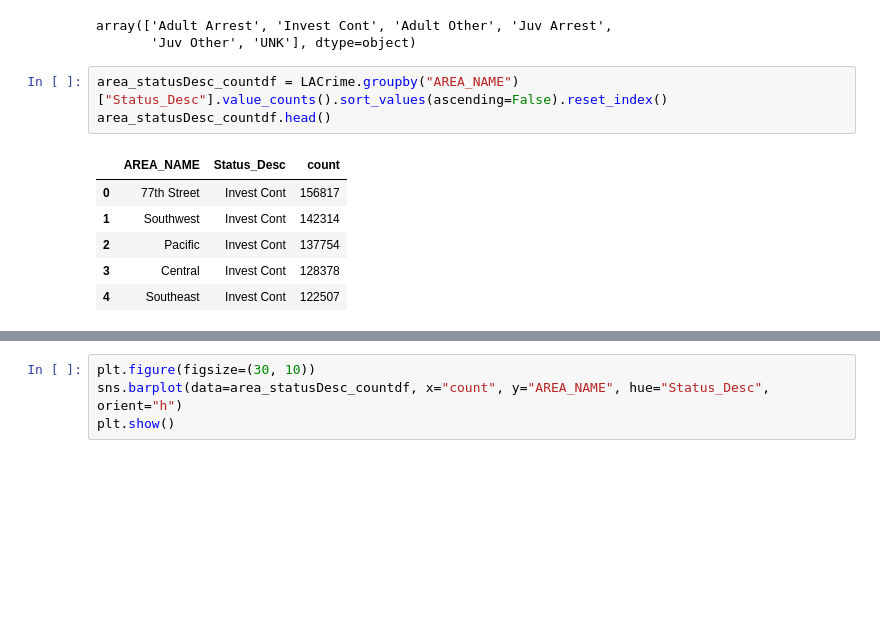
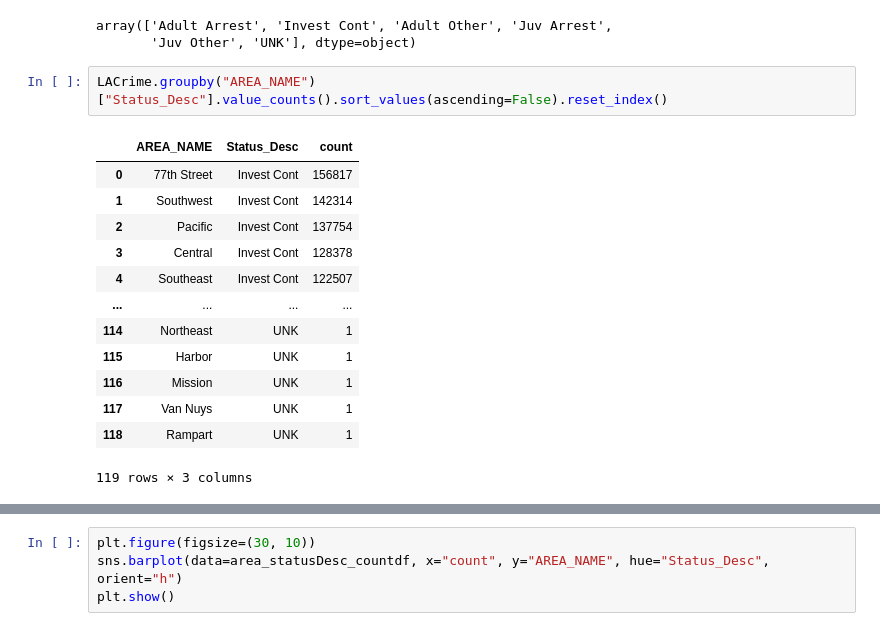
Before and after one commit to JunJul/dataRes-LACrime2022, a Jupyter notebook: LACrime.ipynb, the cells around one changed output, grey strips where cells are left out. Drawn from its saved outputs; the diff is of its cells as text; blank space fills up the shorter version.

```diff
--- a/LACrime.ipynb
+++ b/LACrime.ipynb
@@ -133,12 +133,18 @@ LACrime["Status_Desc"].unique()
 array(['Adult Arrest', 'Invest Cont', 'Adult Other', 'Juv Arrest',
        'Juv Other', 'UNK'], dtype=object)
 # %%
-area_statusDesc_countdf = LACrime.groupby("AREA_NAME")["Status_Desc"].value_counts().sort_values(ascending=False).reset_index()
-area_statusDesc_countdf.head()
+LACrime.groupby("AREA_NAME")["Status_Desc"].value_counts().sort_values(ascending=False).reset_index()
 # %% [output]
 |  | AREA_NAME | Status_Desc | count |
 | 0 | 77th Street | Invest Cont | 156817 |
 | 1 | Southwest | Invest Cont | 142314 |
 | 2 | Pacific | Invest Cont | 137754 |
 | 3 | Central | Invest Cont | 128378 |
 | 4 | Southeast | Invest Cont | 122507 |
+| ... | ... | ... | ... |
+| 114 | Northeast | UNK | 1 |
+| 115 | Harbor | UNK | 1 |
+| 116 | Mission | UNK | 1 |
+| 117 | Van Nuys | UNK | 1 |
+| 118 | Rampart | UNK | 1 |
+119 rows × 3 columns
```
Also changed, not shown: parts of 6 cells of this notebook.
